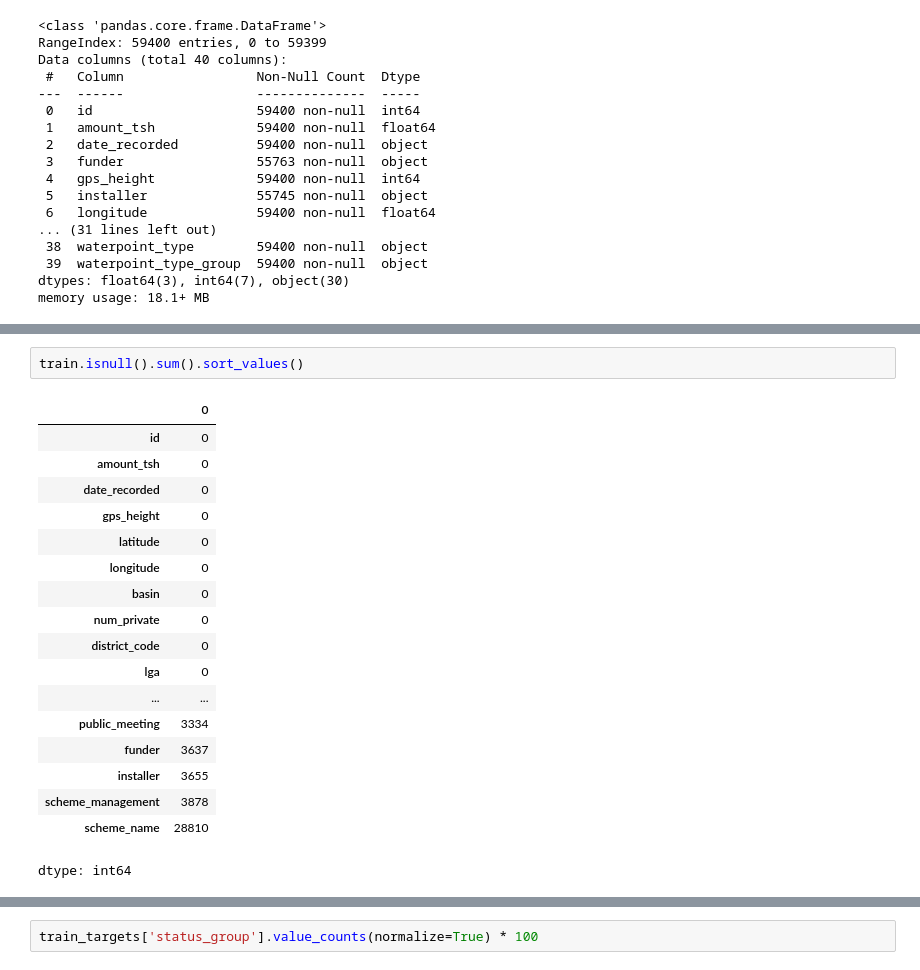
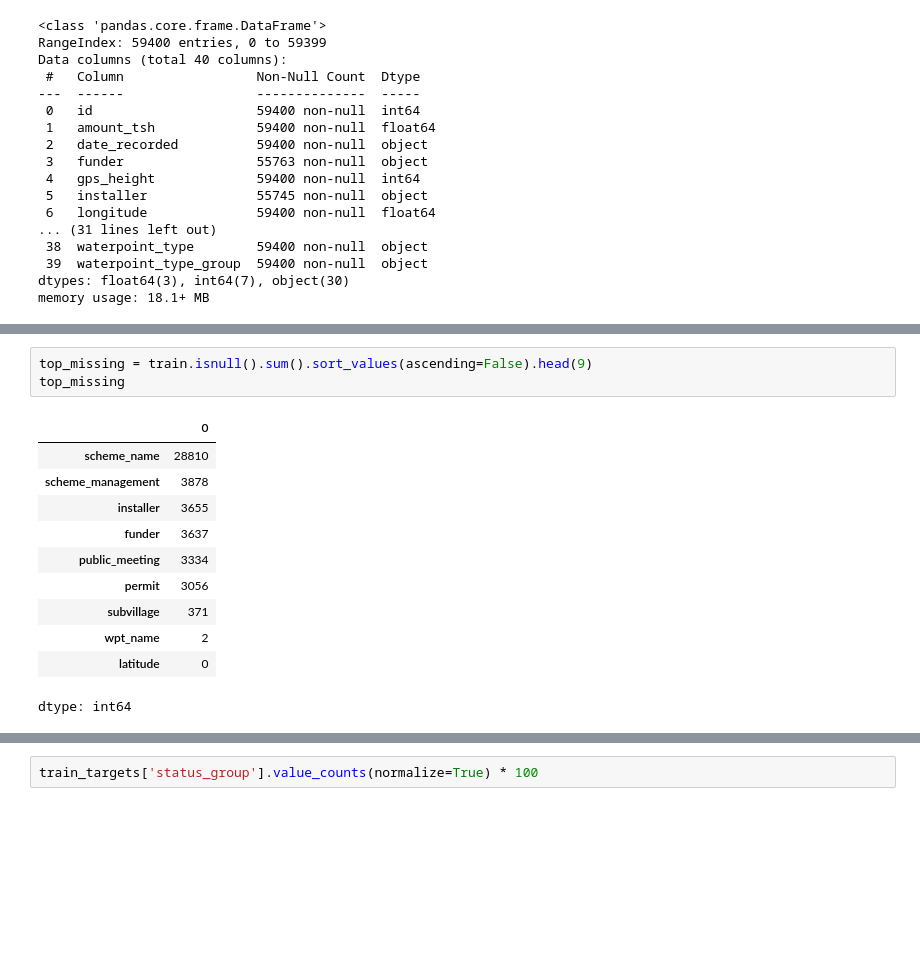
Before and after one commit to OrionXV/AI7101-Project, a Jupyter notebook: AI7101GroupProject.ipynb, the cells around one changed output, grey strips where cells are left out. Drawn from its saved outputs; the diff is of its cells as text; blank space fills up the shorter version.

```diff
--- a/AI7101GroupProject.ipynb
+++ b/AI7101GroupProject.ipynb
@@ -88,21 +98,15 @@ waterpoint_type_group : 6
-# %%
-train.isnull().sum().sort_values()
-# %% [output]
-|  | 0 |
-| id | 0 |
-| amount_tsh | 0 |
-| date_recorded | 0 |
-| gps_height | 0 |
-| latitude | 0 |
-| longitude | 0 |
-| basin | 0 |
-| num_private | 0 |
-| district_code | 0 |
-| lga | 0 |
-| ... | ... |
-| public_meeting | 3334 |
-| funder | 3637 |
-| installer | 3655 |
-| scheme_management | 3878 |
-| scheme_name | 28810 |
-dtype: int64
+# %%
+top_missing = train.isnull().sum().sort_values(ascending=False).head(9)
+top_missing
+# %% [output]
+|  | 0 |
+| scheme_name | 28810 |
+| scheme_management | 3878 |
+| installer | 3655 |
+| funder | 3637 |
+| public_meeting | 3334 |
+| permit | 3056 |
+| subvillage | 371 |
+| wpt_name | 2 |
+| latitude | 0 |
+dtype: int64
```
Also changed, not shown: parts of 2 cells of this notebook.
